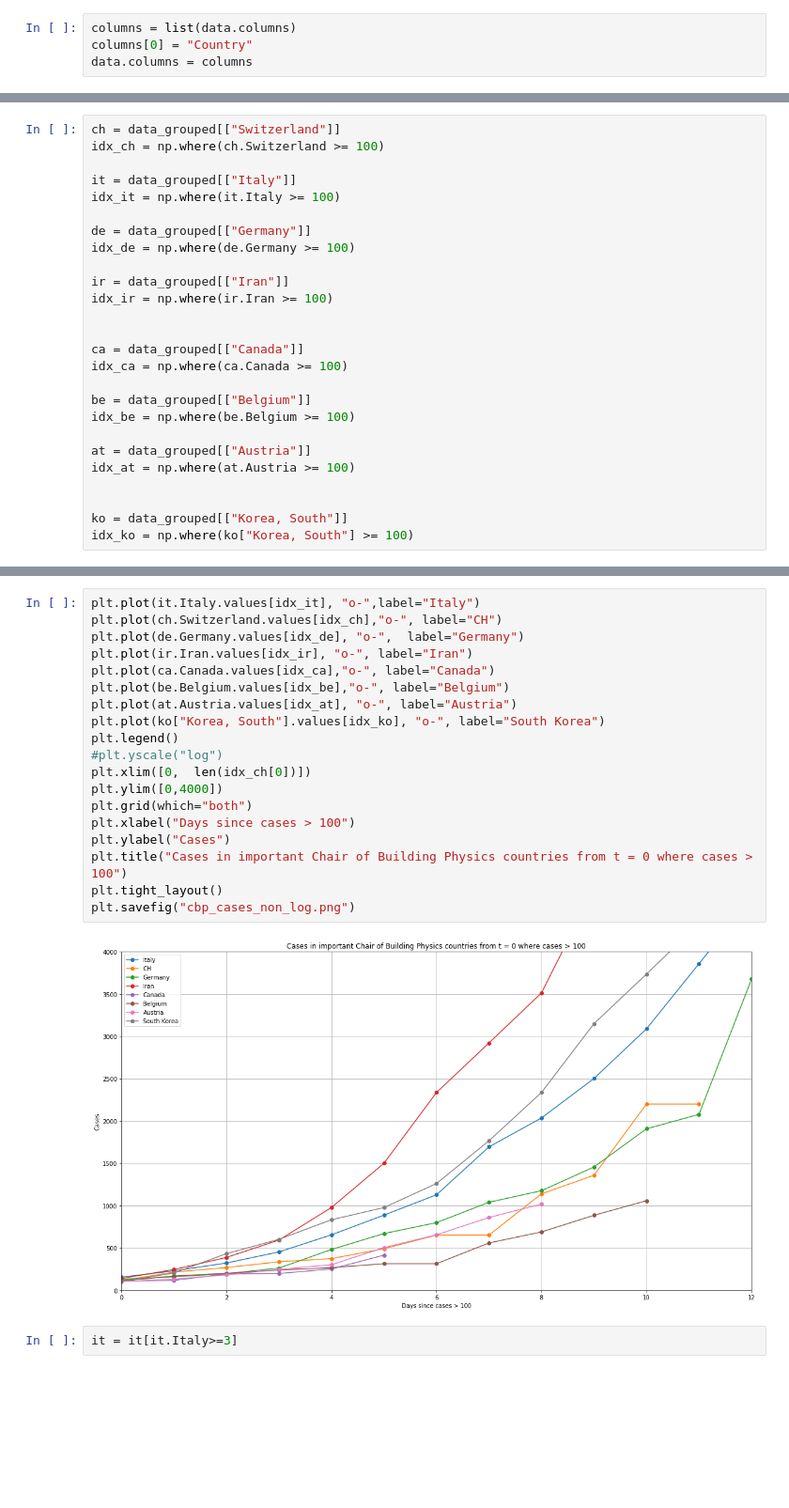
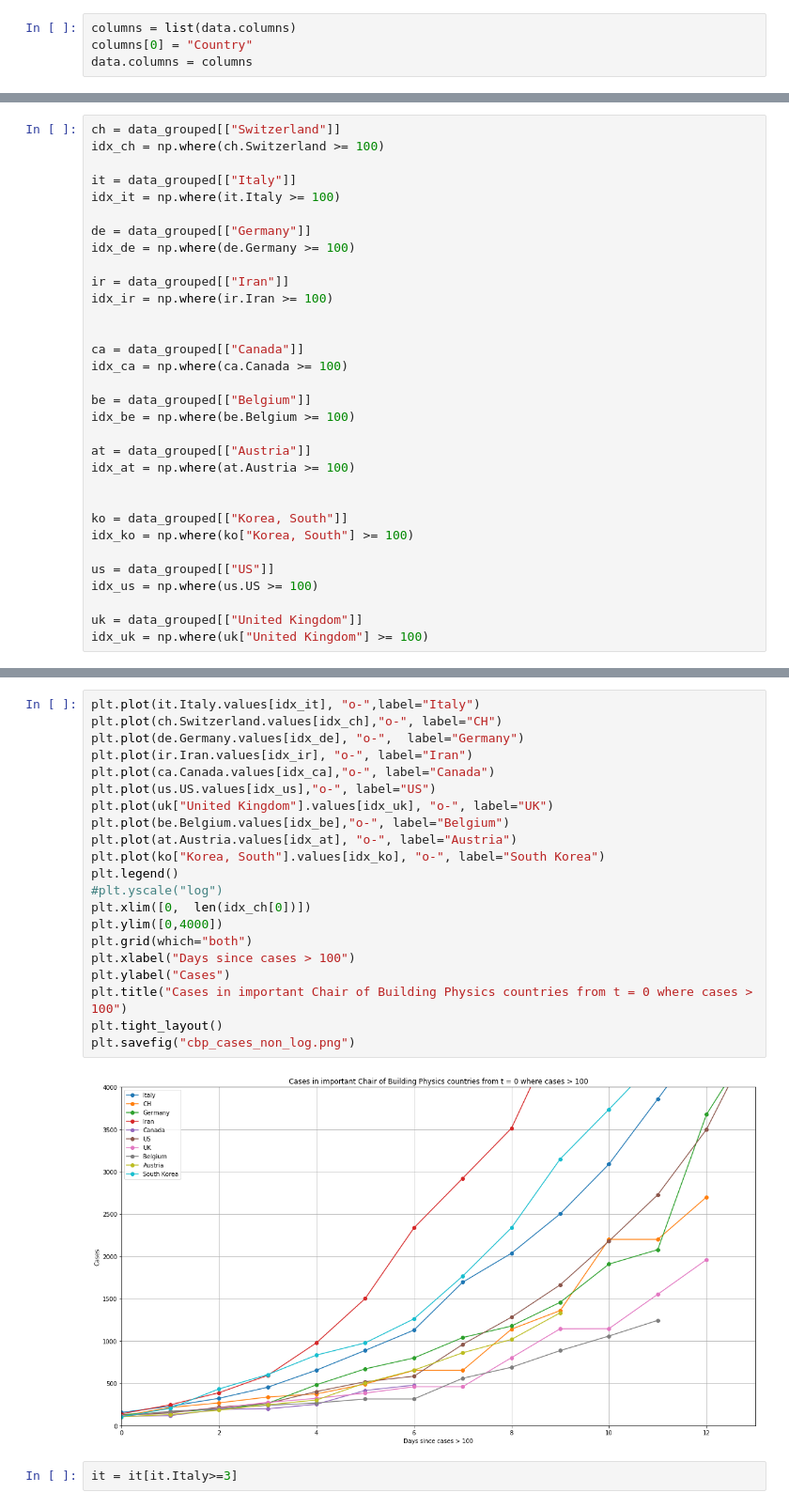
Before and after one commit to pick2510/COVID-19, a Jupyter notebook: analysis/Cases.ipynb, the cells around one changed output, grey strips where cells are left out. Shown at 94% size. Saved outputs shown, nothing was run; the diff lists cells and outputs as text; blank space fills up the shorter version.

```diff
--- a/analysis/Cases.ipynb
+++ b/analysis/Cases.ipynb
@@ -75,6 +74,12 @@ idx_at = np.where(at.Austria >= 100)
 
 ko = data_grouped[["Korea, South"]]
 idx_ko = np.where(ko["Korea, South"] >= 100)
+
+us = data_grouped[["US"]]
+idx_us = np.where(us.US >= 100)
+
+uk = data_grouped[["United Kingdom"]]
+idx_uk = np.where(uk["United Kingdom"] >= 100)
 # %%
 plt.plot(it.Italy.values[idx_it], "o-",label="Italy")
 plt.plot(ch.Switzerland.values[idx_ch],"o-", label="CH")
@@ -99,24 +106,26 @@ plt.savefig("cbp_cases_log.png")
 # %%
 plt.plot(it.Italy.values[idx_it], "o-",label="Italy")
 plt.plot(ch.Switzerland.values[idx_ch],"o-", label="CH")
 plt.plot(de.Germany.values[idx_de], "o-",  label="Germany")
 plt.plot(ir.Iran.values[idx_ir], "o-", label="Iran")
 plt.plot(ca.Canada.values[idx_ca],"o-", label="Canada")
+plt.plot(us.US.values[idx_us],"o-", label="US")
+plt.plot(uk["United Kingdom"].values[idx_uk], "o-", label="UK")
 plt.plot(be.Belgium.values[idx_be],"o-", label="Belgium")
 plt.plot(at.Austria.values[idx_at], "o-", label="Austria")
 plt.plot(ko["Korea, South"].values[idx_ko], "o-", label="South Korea")
 plt.legend()
 #plt.yscale("log")
 plt.xlim([0,  len(idx_ch[0])])
 plt.ylim([0,4000])
 plt.grid(which="both")
 plt.xlabel("Days since cases > 100")
 plt.ylabel("Cases")
 plt.title("Cases in important Chair of Building Physics countries from t = 0 where cases > 100")
 plt.tight_layout()
 plt.savefig("cbp_cases_non_log.png")
 # %% [output]
-[figure, old version]
+[figure, new version]
 # %%
 it = it[it.Italy>=3]
 # %%
```
Also changed, not shown: parts of 4 cells of this notebook.
